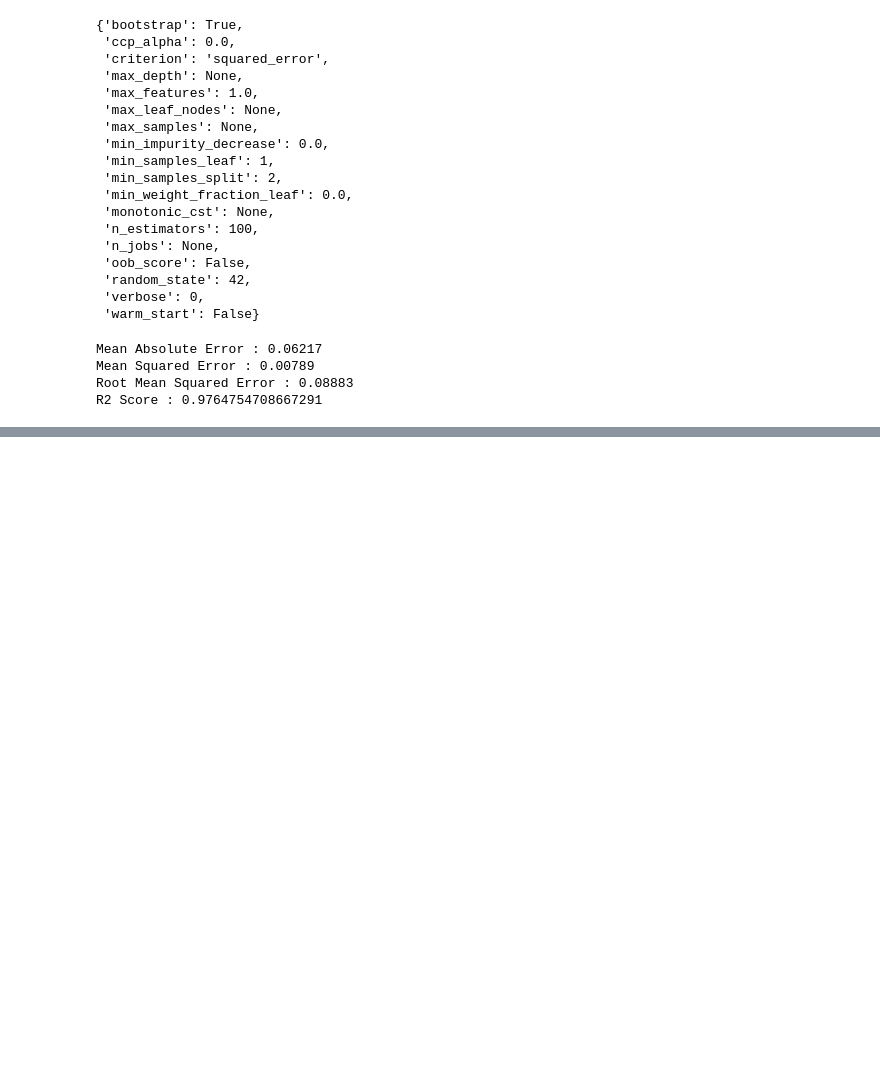
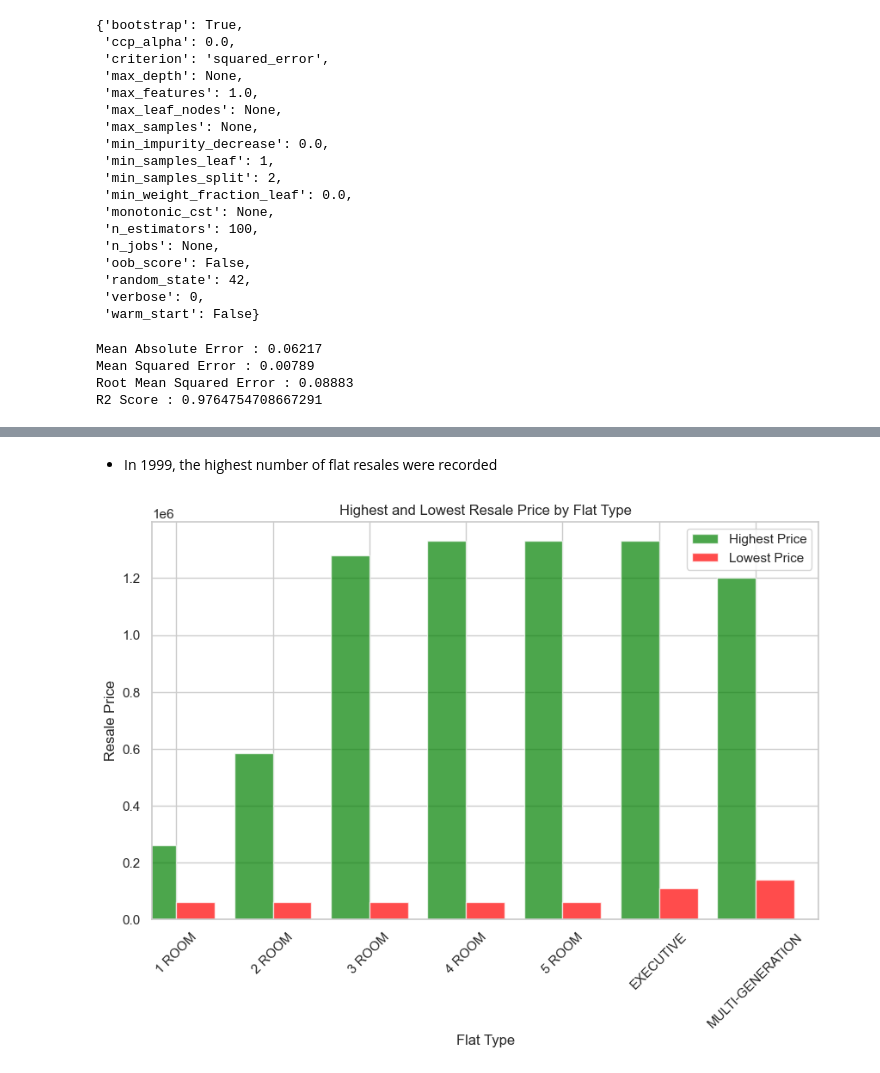
Before and after one commit to sreejith1212/Singapore-Resale-Flat-Prices-Predicting, a Jupyter notebook: flat_resale_price_prediction.ipynb, the cells around one changed output, grey strips where cells are left out. Saved outputs shown, nothing was run; the diff lists cells and outputs as text; code cells hidden in the pictures; blank space fills up the shorter version.

```diff
--- a/flat_resale_price_prediction.ipynb
+++ b/flat_resale_price_prediction.ipynb
@@ -404,0 +459,19 @@ with open("prediction_resale_price_model.pkl", "wb") as f:
+# %% [markdown]
+* In 1999, the highest number of flat resales were recorded
+# %%
+
+# Highest and lowest sale price for each flat type
+highest_price_flat_type = insights_df.groupby('flat_type')['resale_price'].max()
+lowest_price_flat_type = insights_df.groupby('flat_type')['resale_price'].min()
+
+plt.figure(figsize=(10, 6))
+highest_price_flat_type.plot(kind='bar', color='green', alpha=0.7, label='Highest Price', width=0.4, position=1)
+lowest_price_flat_type.plot(kind='bar', color='red', alpha=0.7, label='Lowest Price', width=0.4, position=0)
+plt.title('Highest and Lowest Resale Price by Flat Type')
+plt.xlabel('Flat Type')
+plt.ylabel('Resale Price')
+plt.legend()
+plt.xticks(rotation=45)
+plt.show()
+# %% [output]
+[figure, added]
```
Also changed, not shown: parts of 10 cells of this notebook, 2 other files.
